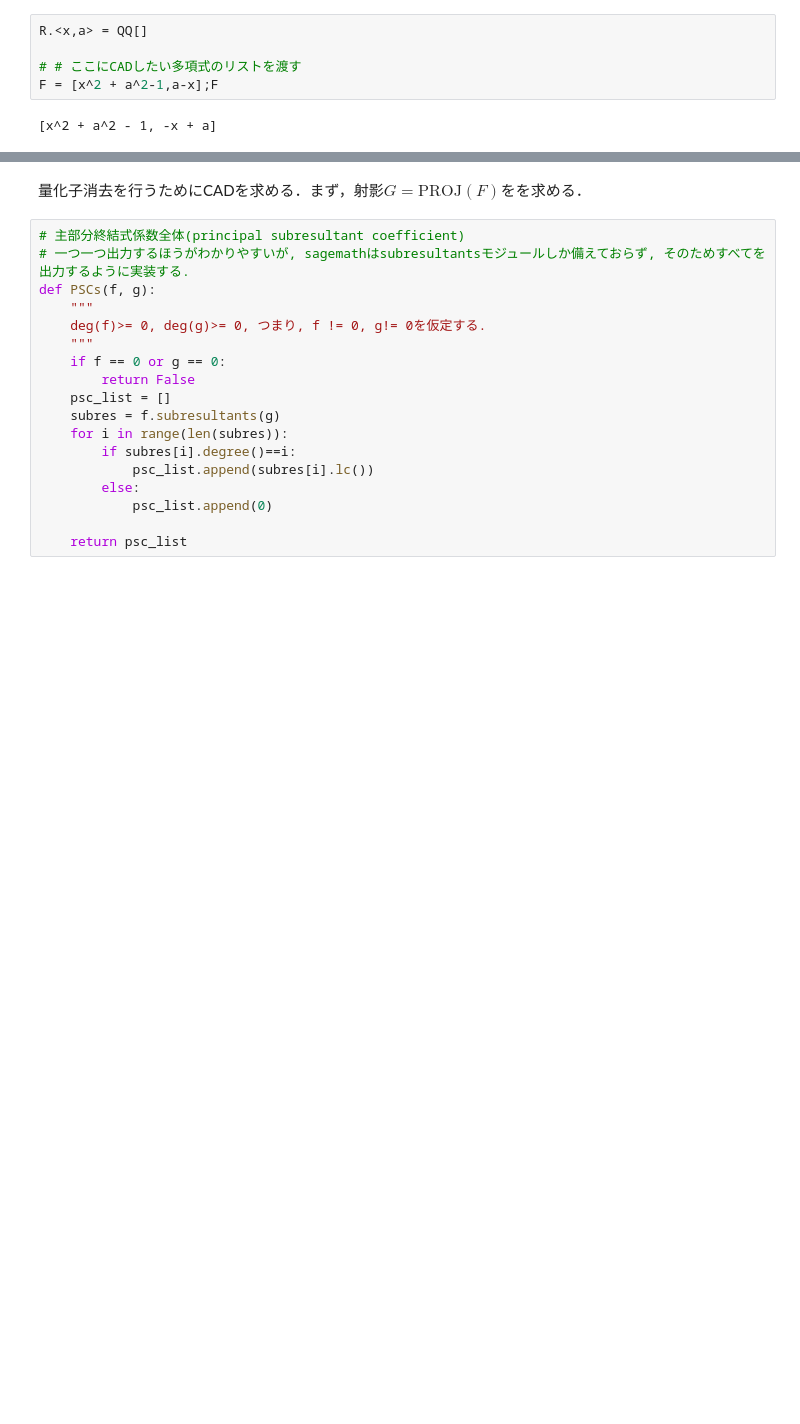
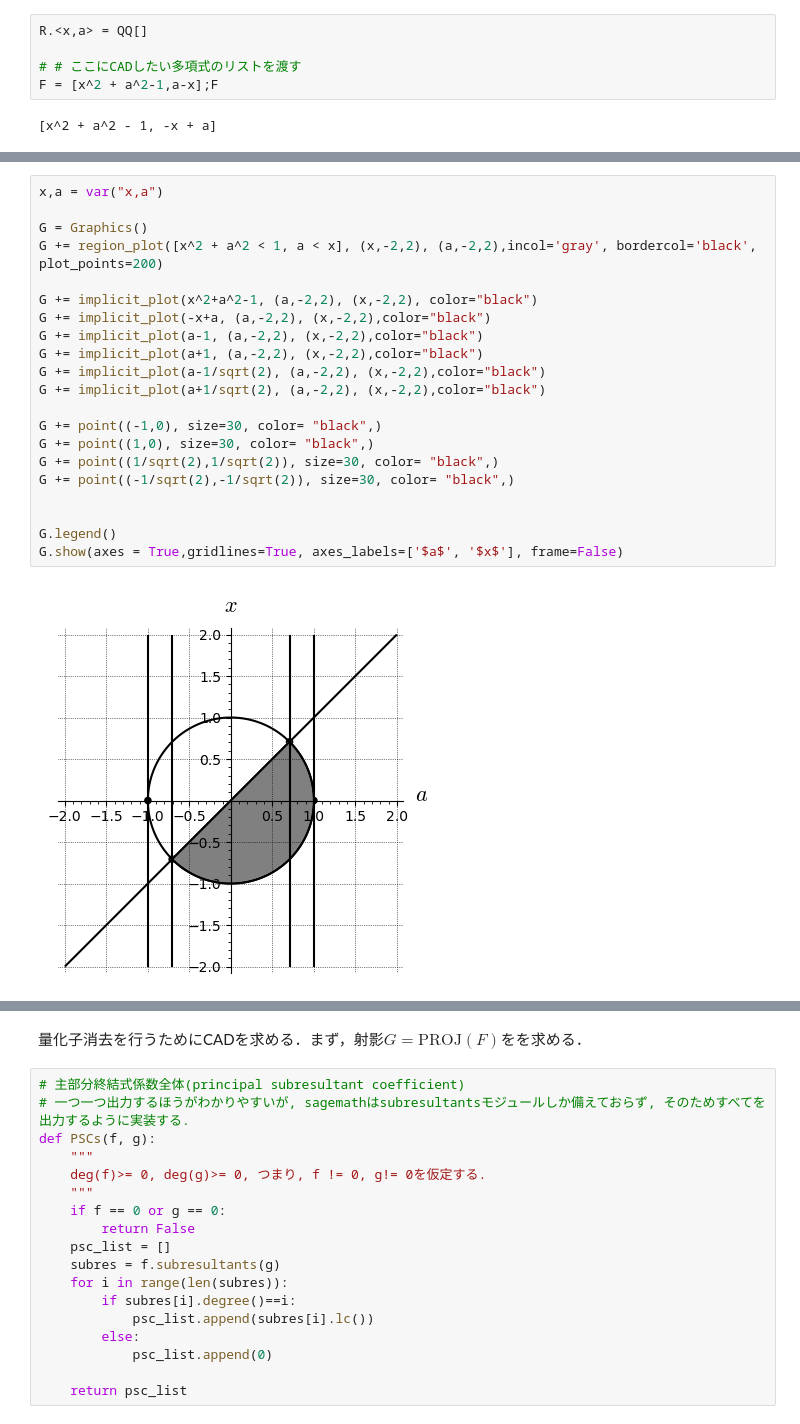
Before and after one commit to let708708/SemiAlgebraicGeometry, a Jupyter notebook: CAD/SampleQE.ipynb, the cells around one changed output, grey strips where cells are left out. Cells and saved outputs as stored; diff of their text form; blank space fills up the shorter version.

```diff
--- a/CAD/SampleQE.ipynb
+++ b/CAD/SampleQE.ipynb
@@ -17,0 +44,23 @@ F = [x^2 + a^2-1,a-x];F
+# %%
+x,a = var("x,a")
+
+G = Graphics()
+G += region_plot([x^2 + a^2 < 1, a < x], (x,-2,2), (a,-2,2),incol='gray', bordercol='black', plot_points=200)
+
+G += implicit_plot(x^2+a^2-1, (a,-2,2), (x,-2,2), color="black")
+G += implicit_plot(-x+a, (a,-2,2), (x,-2,2),color="black")
+G += implicit_plot(a-1, (a,-2,2), (x,-2,2),color="black")
+G += implicit_plot(a+1, (a,-2,2), (x,-2,2),color="black")
+G += implicit_plot(a-1/sqrt(2), (a,-2,2), (x,-2,2),color="black")
+G += implicit_plot(a+1/sqrt(2), (a,-2,2), (x,-2,2),color="black")
+
+G += point((-1,0), size=30, color= "black",)
+G += point((1,0), size=30, color= "black",)
+G += point((1/sqrt(2),1/sqrt(2)), size=30, color= "black",)
+G += point((-1/sqrt(2),-1/sqrt(2)), size=30, color= "black",)
+
+
+G.legend()
+G.show(axes = True,gridlines=True, axes_labels=['$a$', '$x$'], frame=False)
+# %% [output]
+[figure, added]
```
Also changed, not shown: parts of 4 cells of this notebook, 2 other files.
